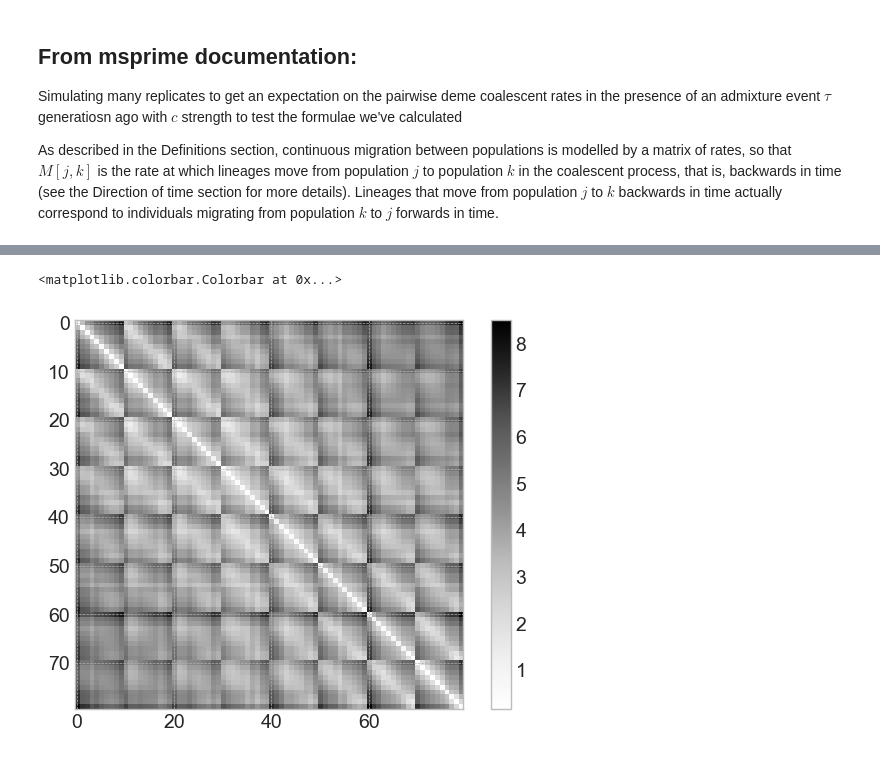
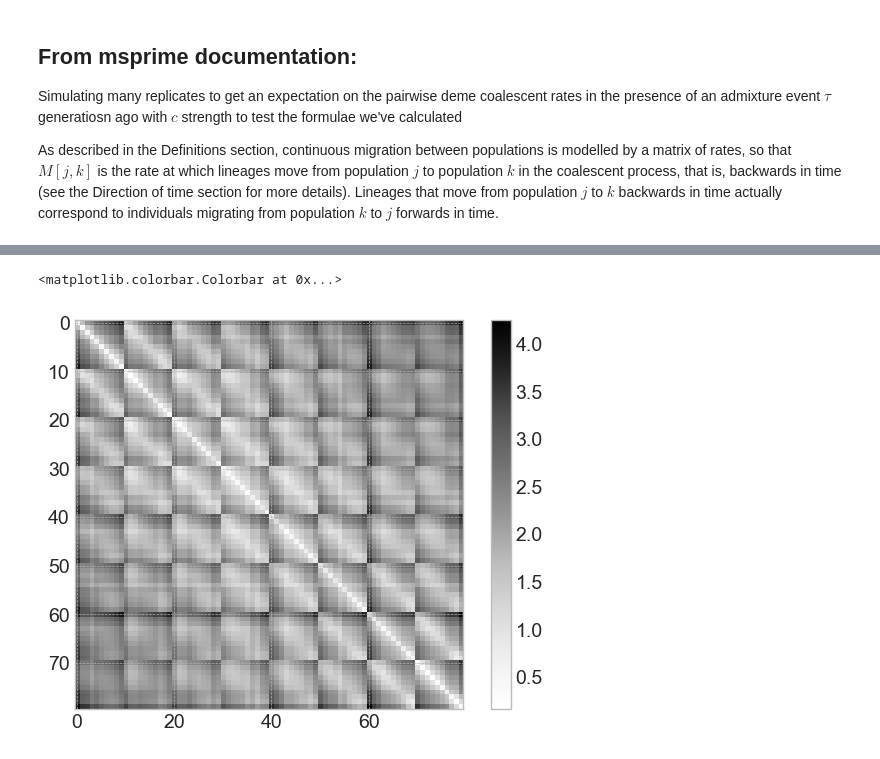
Before and after one commit to NovembreLab/feems, a Jupyter notebook: docs/notebooks/est-long-range.ipynb, the cells around one changed output, grey strips where cells are left out. Drawn from its saved outputs; the diff is of its cells as text; code cells hidden in the pictures.

```diff
--- a/docs/notebooks/est-long-range.ipynb
+++ b/docs/notebooks/est-long-range.ipynb
@@ -87,10 +84,12 @@ def get_FEEMS_demes_ll_w_c(sp_graph, obj, lrn, c, df=100, sigstar=1):
     return sp.stats.wishart.logpdf(2*C @ sp_graph.S @ C.T, df, -sigstar/df*C @ resmat @ C.T), sp.stats.linregress(np.ravel(2*C @ sp_graph.S @ C.T), np.ravel(-C @ resmat @ C.T))[2]**2
     # return sp.stats.wishart.logpdf(-C @ resmat @ C.T, df, 2*C @ sp_graph.S @ C.T)
 
-def get_FEEMS_demes_nll_w_c(c, sp_graph, obj, lrn, form='matrix'):
+def get_FEEMS_demes_nll_w_c(c, sp_graph, obj, lrn, form='element'):
     C = np.vstack((-np.ones(sp_graph.n_observed_nodes-1),np.eye(sp_graph.n_observed_nodes-1))).T
 
-    Rmat = -2*obj.Linv + np.reshape(np.diag(obj.Linv),(1,-1)).T @ np.ones((sp_graph.n_observed_nodes,1)).T + np.ones((sp_graph.n_observed_nodes,1)) @ np.reshape(np.diag(obj.Linv),(1,-1))
+    o = sp_graph.n_observed_nodes
+
+    Rmat = -2*obj.Linv[:o,:o] + np.reshape(np.diag(obj.Linv[:o,:o]),(1,-1)).T @ np.ones((sp_graph.n_observed_nodes,1)).T + np.ones((sp_graph.n_observed_nodes,1)) @ np.reshape(np.diag(obj.Linv[:o,:o]),(1,-1))
     Q1mat = (np.ones((sp_graph.n_observed_nodes,1)) @ np.reshape(1/sp_graph.q,(1,-1))).T
     resmat = Rmat + (Q1mat + Q1mat.T) - 2*np.diag(1/sp_graph.q)
 
@@ -1277,4 +1514,6 @@ Found in index: 0
 # plt.plot(lrnidx_boot.flatten()+1,lrnidx.flatten()+1,'ko'); plt.axline((0,0),slope=1,color='grey'); plt.loglog()
 # get_boot_edges(gen_test_1e,sp_Graph,coord,grid,edge,obj)
 # plt.plot([0,0.125,0.25,0.375,0.5],np.array([0,2/15,11/15,12/15,13/15])*100,'-o',color='grey',label='both demes correct'); plt.plot([0,0.125,0.25,0.375,0.5],np.array([0,5/15,12/15,15/15,15/15])*100,'-o',color='k',alpha=0.8,label='one deme correct'); plt.ylabel('percent of simulations'); plt.xlabel(r'admixture proportion $c$'); plt.legend()
+plt.style.use('seaborn-paper')
+plt.plot([0,0.25,0.5,0.75,1],np.array([0,10/15,14/15,15/15,15/15])*100,'-o',color='k',label='both demes correct'); plt.plot([0,0.25,0.5,0.75,1],np.array([0,13/15,15/15,15/15,15/15])*100,'-o',color='grey',alpha=0.8,label='one deme correct'); plt.ylabel('percent of simulations'); plt.xlabel(r'admixture proportion $c$'); plt.legend(loc='lower right'); plt.xticks([0,0.25,0.5,0.75,1],['0','0.25','0.5','0.75','1'])
 # %% [output]
@@ -1355,9 +1614,10 @@ What if we have different node sizes / diversities? Include a $q$ vector in the
 # %%
 ## assuming a 2d grid of 80 demes with an admixture from 12 to 66 2 generations ago (constant migration rate)...
 # migmat = deepcopy(sp_graph.W.todense()); #migmat[sp_graph.W.todense()>0] = 1
-# np.fill_diagonal(migmat, -np.ravel(migmat @ np.ones(80).reshape(-1,1)))
+migmat = np.array(nx.adjacency_matrix(graph_def, weight="w").toarray().tolist())
+np.fill_diagonal(migmat, -np.ravel(migmat @ np.ones(80).reshape(-1,1)))
 # plt.plot(sp_graph.W.todense()[:,66]/sp_graph.W.todense()[:,66].sum()); plt.xlabel('deme ID'); plt.axvline(66,color='grey',linestyle='--'); plt.axvline(12,color='grey',linestyle='--'); plt.title(r'$\tau=0$');
 # plt.plot(migmat[:,12]/migmat[:,12].sum()); plt.xlabel('deme ID'); plt.title(r'$\tau=0$'); plt.axvline(66,color='grey',linestyle='--'); plt.axvline(12,color='grey',linestyle='--');
-onehot = np.zeros(80); onehot[45] = 1
+# onehot = np.zeros(80); onehot[45] = 1
 # %%
 # ## plotting the grid and seeing where lineages end up
@@ -1451,14 +1711,14 @@ Simulating many replicates to get an expectation on the pairwise deme coalescent
 
 As described in the Definitions section, continuous migration between populations is modelled by a matrix of rates, so that $M[j, k]$ is the rate at which lineages move from population $j$ to population $k$ in the coalescent process, that is, backwards in time (see the Direction of time section for more details). Lineages that move from population $j$ to $k$ backwards in time actually correspond to individuals migrating from population $k$ to $j$ forwards in time.
 # %%
-# n_rows, n_columns = 8, 10
-# graph_def, coord_def, grid_def, edge_def = setup_graph(n_rows=n_rows, n_columns=n_columns, corridor_w=0.2, barrier_w=.2, barrier_prob=1.0, corridor_left_prob=1., corridor_right_prob=1., barrier_startpt=3, barrier_endpt=7, n_samples_per_node=20)
+n_rows, n_columns = 8, 10
+graph_def, coord_def, grid_def, edge_def = setup_graph(n_rows=n_rows, n_columns=n_columns, corridor_w=0.2, barrier_w=.2, barrier_prob=1.0, corridor_left_prob=1., corridor_right_prob=1., barrier_startpt=3, barrier_endpt=7, n_samples_per_node=20)
 
 # os.chdir("/Users/vivaswatshastry/Google Drive/Other computers/My Mac mini/Documents/")
 # for r in range(16):
 #     gen_test_1e = simulate_genotypes_w_admixture(graph_def, target_n_snps=500, n_print=400, mu=1, long_range_nodes=[(23,56)], admixture_props=[0.5], time_of_adm=[1], replic=r)
-# sp_graph = Joint_SpatialGraph(gen_test_1e,coord_def,grid_def,edge_def)
-# sp_graph.fit(lamb=3., optimize_q='n-dim'); obj = Joint_Objective(sp_graph); obj.inv(); obj.grad(reg=False)
+sp_graph = Joint_SpatialGraph(gen_test_1e,coord_def,grid_def,edge_def)
+sp_graph.fit(lamb=3., optimize_q='n-dim'); obj = Joint_Objective(sp_graph); obj.inv(); obj.grad(reg=False)
 # obj.Linv
 # %% [output]
 constant-w/variance fit, converged in 145 iterations, train_loss=28124.924
@@ -1583,30 +1832,40 @@ Text(0, 0.5, 'pariwise coalescence time')
 # %%
 ## writing down the formulae for each pair of demes expected coalescence time
 # migmat = np.array(nx.adjacency_matrix(graph_def, weight="w").toarray().tolist())
-# np.fill_diagonal(migmat, -np.ravel(migmat @ np.ones(80).reshape(-1,1)))
-# probmat = sp.linalg.expm(migmat*1)
+migmat = deepcopy(sp_graph.W.todense())
+np.fill_diagonal(migmat, -np.ravel(migmat @ np.ones(80).reshape(-1,1)))
+probmat = sp.linalg.expm(migmat*1)
 
 # s, d, c, tau = 23, 56, 0.5, 1
 # onehotS = np.zeros(80); onehotD = np.zeros(80); onehotS[s] = 1; onehotD[d] = 1
-# probS = np.ravel(onehotS @ probmat); probD = np.ravel(onehotD @ probmat)
-# nbs = np.where(probS > 0.01)[0]; nbd = np.where(probD > 0.01)[0]
-expcoaltime = deepcopy(feemscoaltime)
+probS = np.ravel(onehotS @ probmat); probD = np.ravel(onehotD @ probmat)
+nbs = np.where(probS > 0.0)[0]; nbd = np.where(probD > 0.0)[0]
+expcoaltime = np.zeros_like(feemscoaltime)
+probc = []
 for i in range(80):
     for j in range(i,80):
         pis = probS[i]; pjd = probD[j]
 
-        if ((i in nbs) and (j in nbd)) or ((j in nbs) and (i in nbd)):
+        if ((i in nbs) and (j in nbd)):
             prob = pis * pjd * c
+            probc.append(prob)
+            expcoaltime[i,j] = prob * (2*tau + feemscoaltime[s,s]) + (1-prob) * feemscoaltime[i,j]
+        elif ((j in nbs) and (i in nbd)):
+            prob = probS[j] * probD[i] * c
+            probc.append(prob)
             expcoaltime[i,j] = prob * (2*tau + feemscoaltime[s,s]) + (1-prob) * feemscoaltime[i,j]
         elif (i in nbd) and (j in nbd):
             prob = probS[d] * pjd
-            expcoaltime[i,j] = prob * (2*tau + c**2*feemscoaltime[s,s] + 2*c*(1-c)*feemscoaltime[s,d] + (1-c)**2*feemscoaltime[d,d]) + (1-prob) * feemscoaltime[i,j]
+            probc.append(prob)
+            expcoaltime[i,j] = prob * (c**2 * (2*tau + feemscoaltime[s,s]) + 2*c*(1-c) * (2*tau + feemscoaltime[s,d]) + (1-c)**2 * (2*tau + feemscoaltime[d,d])) + (1-prob) * feemscoaltime[i,j]
+        else:
+            expcoaltime[i,j] = feemscoaltime[i,j]
 
 expcoaltime = expcoaltime + expcoaltime.T; np.fill_diagonal(expcoaltime,0.5*np.diag(expcoaltime))
 plt.imshow(expcoaltime); plt.colorbar()
 # %% [output]
 <matplotlib.colorbar.Colorbar at 0x...>
-[figure, old version]
+[figure, new version]
 # %%
 # plt.imshow(feemscoaltime-expcoaltime); plt.colorbar()
 # sp_graph = Joint_SpatialGraph(gen_test_1e,coord_def,grid_def,edge_def, long_range_edges=[(23,56)])
```
Also changed, not shown: parts of 45 cells of this notebook, 6 other files.
